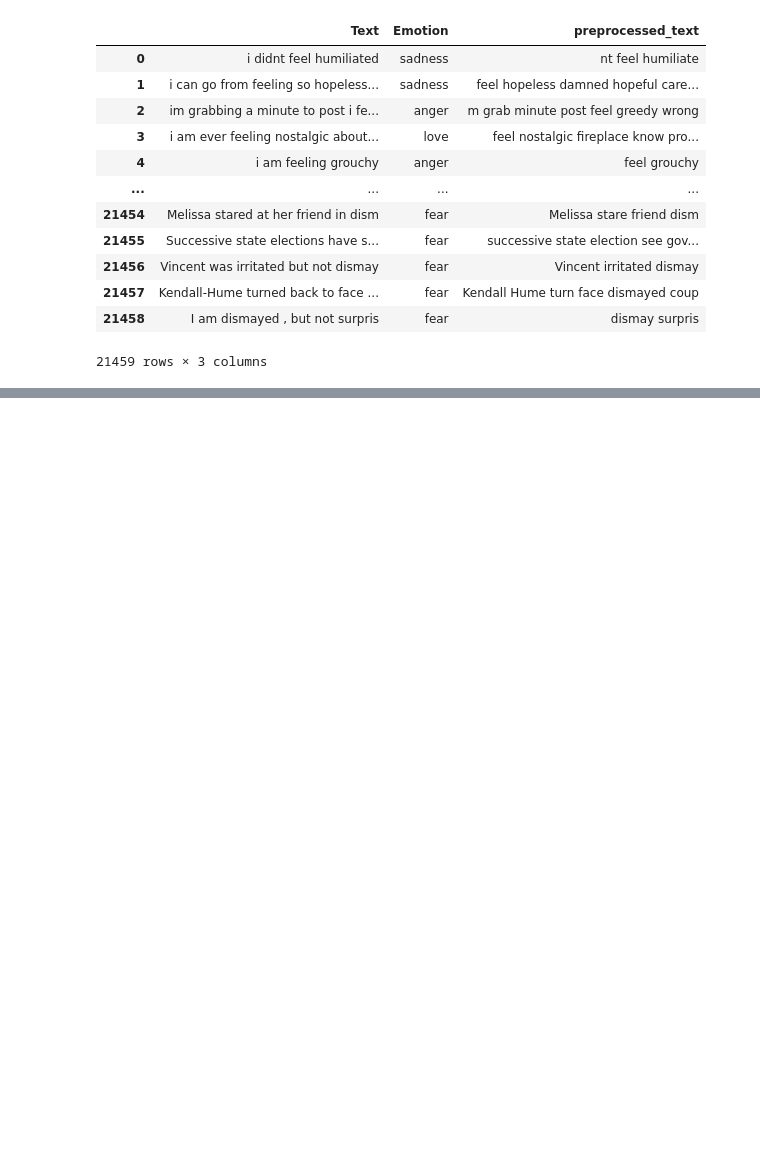
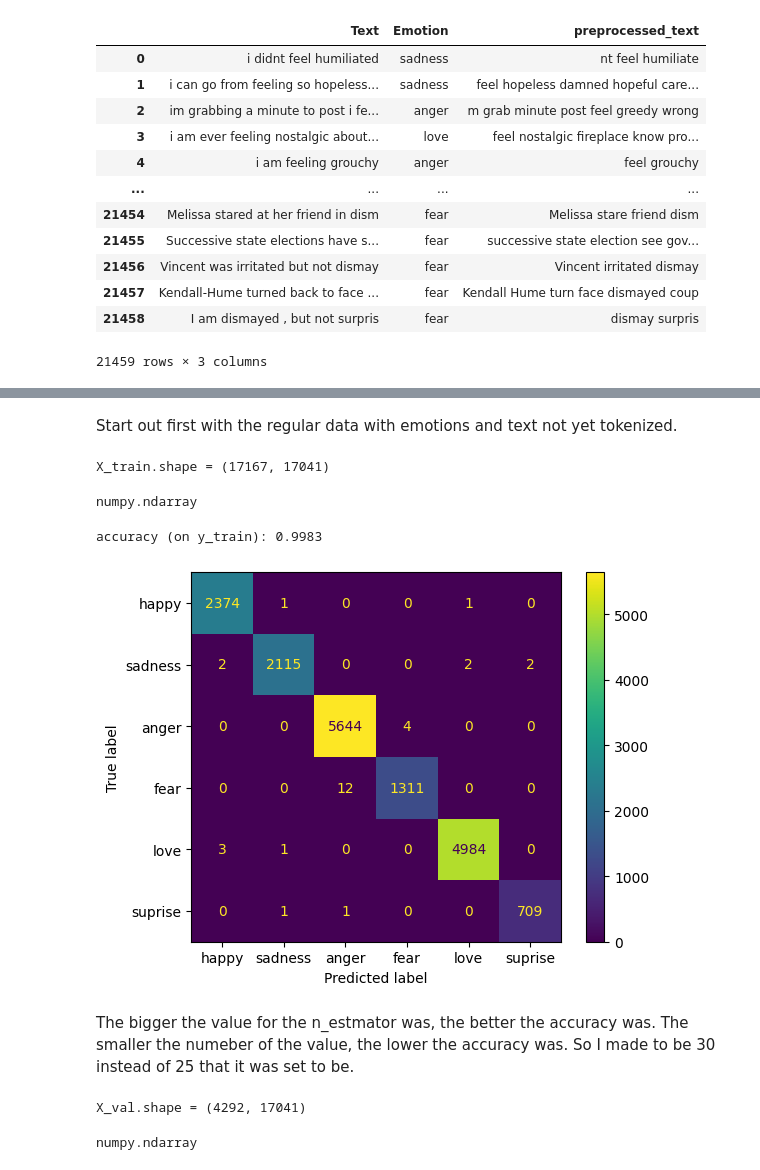
Before and after one commit to cchum/CS39AA-Projectchum, a Jupyter notebook: nlpproject-part2.ipynb, the cells around one changed output, grey strips where cells are left out. Drawn from its saved outputs; the diff is of its cells as text; code cells hidden in the pictures; blank space fills up the shorter version.

```diff
--- a/nlpproject-part2.ipynb
+++ b/nlpproject-part2.ipynb
@@ -346,0 +227,56 @@ import tensorflow as tf
+# %%
+# split data into train and validation sets: df_train and df_val
+from sklearn.model_selection import train_test_split
+
+X = data['Text'].copy()
+y = data['Emotion'].copy()
+X2 = data['preprocessed_text'].copy()
+y2 = data['Emotion_num'].copy()
+
+X_train_raw, X_val_raw, y_train, y_val = train_test_split(X, y, test_size=0.20, random_state=42)
+X2_train_raw, X2_val_raw, y2_train, y2_val = train_test_split(X, y, test_size=0.20, random_state=42)
+# %% [markdown]
+Start out first with the regular data with emotions and text not yet tokenized.
+# %%
+from sklearn.feature_extraction.text import TfidfVectorizer
+#import seaborn as sns
+
+tfidf_vectorizer = TfidfVectorizer()
+X_train = tfidf_vectorizer.fit_transform(X_train_raw).toarray()
+
+# an alternative is to use term frequency:
+#from sklearn.feature_extraction.text import CountVectorizer
+#one_hot_vectorizer = CountVectorizer(binary=True)
+#X_train = one_hot_vectorizer.fit_transform(X_train_raw))
+
+print(f"X_train.shape = {X_train.shape}")
+type(X_train)
+# %% [output]
+X_train.shape = (17167, 17041)
+numpy.ndarray
+# %%
+from sklearn.ensemble import RandomForestClassifier
+from sklearn.metrics import confusion_matrix, ConfusionMatrixDisplay, accuracy_score
+
+model = RandomForestClassifier(n_estimators=30)
+#model = RandomForestClassifier(n_estimators=25)
+#model = RandomForestClassifier(n_estimators=22)
+model = model.fit(X_train, y_train)
+
+predictions_train = model.predict(X_train)
+
+disp = ConfusionMatrixDisplay(confusion_matrix(y_train, predictions_train), display_labels=['happy', 'sadness', 'anger', 'fear', 'love', 'suprise'])
+disp.plot()
+print(f"accuracy (on y_train): {accuracy_score(y_train, predictions_train):.4f}")
+# %% [output]
+accuracy (on y_train): 0.9983
+[figure, added]
+# %% [markdown]
+The bigger the value for the n_estmator was, the better the accuracy was. The smaller the numeber of the value, the lower the accuracy was. So I made to be 30 instead of 25 that it was set to be.
+# %%
+X_val = tfidf_vectorizer.transform(X_val_raw).toarray()
+print(f"X_val.shape = {X_val.shape}")
+type(X_val)
+# %% [output]
+X_val.shape = (4292, 17041)
+numpy.ndarray
```
Also changed, not shown: parts of 26 cells of this notebook.
